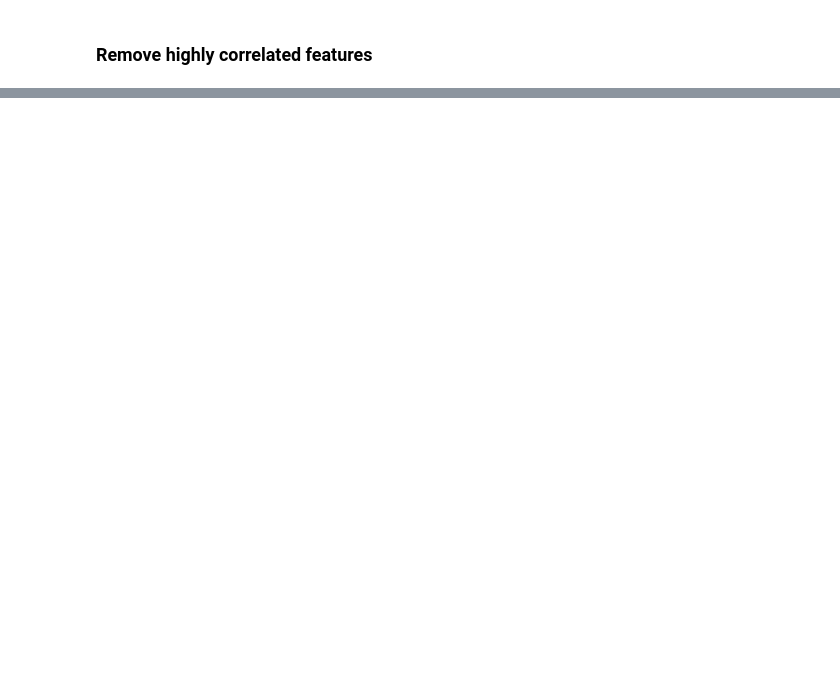
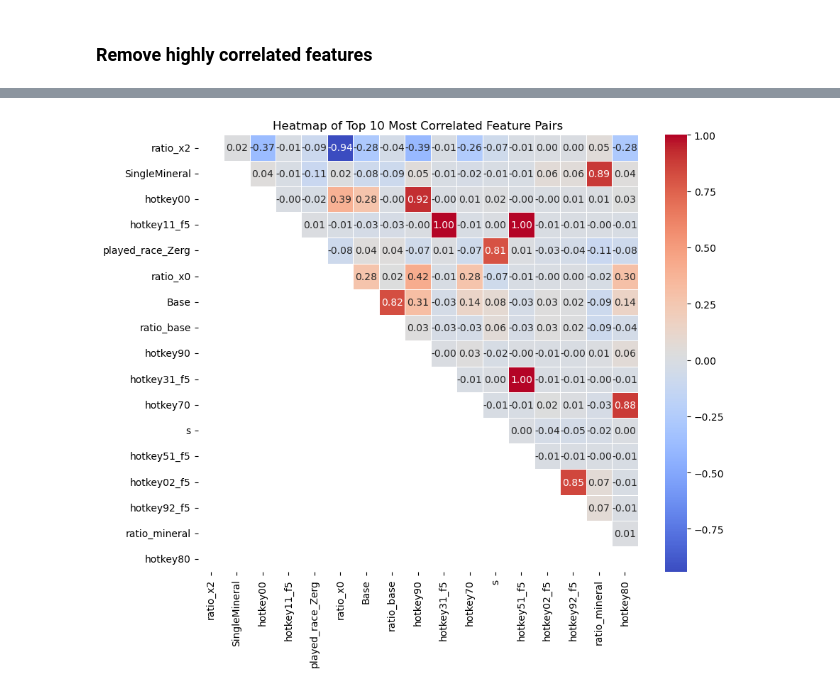
Before and after one commit to sofialtman/OT02---Data-Mining, a Jupyter notebook: Feature_Selection.ipynb, the cells around one changed output, grey strips where cells are left out. Cells and saved outputs as stored; diff of their text form; code cells hidden in the pictures; blank space fills up the shorter version.

```diff
--- a/Feature_Selection.ipynb
+++ b/Feature_Selection.ipynb
@@ -60,0 +112,21 @@ corr_matrix
+# %%
+# Get the 10 highest correlation pairs
+top_10_corr = upper.unstack().sort_values(ascending=False).dropna().head(10)
+
+# Get unique features from the top 10 correlated pairs
+top_features = set(top_10_corr.index.get_level_values(0)).union(set(top_10_corr.index.get_level_values(1)))
+
+# Create new correlation matrix with only selected features
+filtered_corr_matrix = X[list(top_features)].corr()
+
+# Create a mask for the upper triangle
+mask = np.tril(np.ones_like(filtered_corr_matrix, dtype=bool))
+
+# Heatmap
+plt.figure(figsize=(10, 8))
+sns.heatmap(filtered_corr_matrix, mask=mask, annot=True, fmt=".2f", cmap='coolwarm', linewidths=0.5)
+
+plt.title("Heatmap of Top 10 Most Correlated Feature Pairs")
+plt.show()
+# %% [output]
+[figure, added]
```
Also changed, not shown: parts of 18 cells of this notebook.
